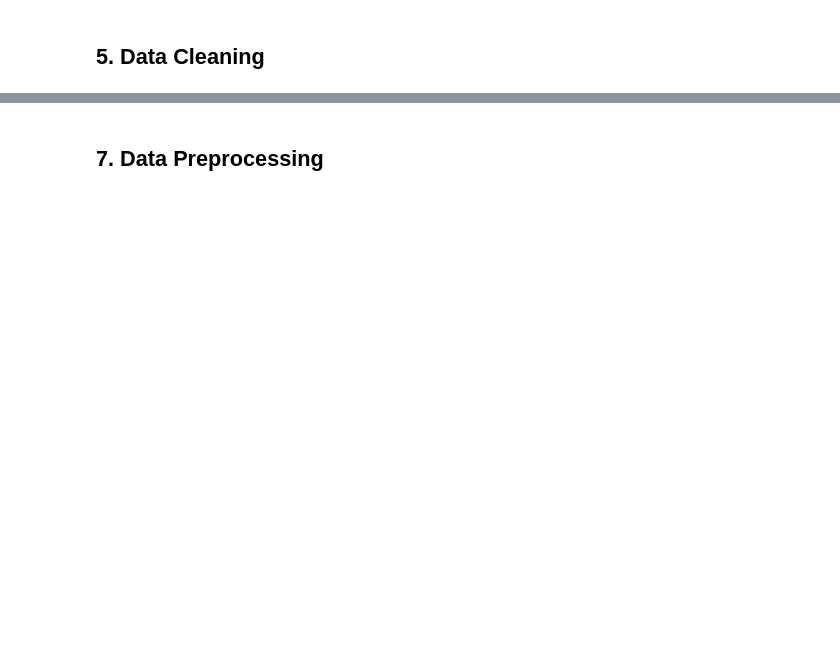
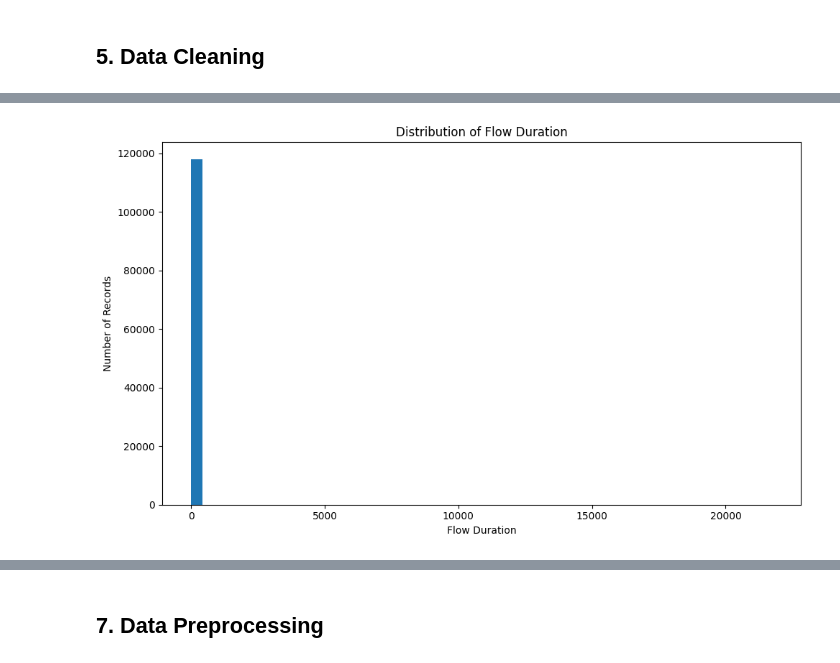
Before and after one commit to AzizaZaman101/RT-IoT2022_Multi-Class_IoT_Attack_Detection_ML, a Jupyter notebook: notebooks/RT_IoT2022_Multi_Class_IoT_Attack_Detection_ML.ipynb, the cells around one changed output, grey strips where cells are left out. Saved outputs shown, nothing was run; the diff lists cells and outputs as text; code cells hidden in the pictures; blank space fills up the shorter version.

```diff
--- a/notebooks/RT_IoT2022_Multi_Class_IoT_Attack_Detection_ML.ipynb
+++ b/notebooks/RT_IoT2022_Multi_Class_IoT_Attack_Detection_ML.ipynb
@@ -202,0 +378,4 @@ This dataset is strongly imbalanced, as there are no equal distribution noticeab
+# %%
+conflicting_features = feature_label_conflicts.index.to_frame(index=False)
+
+conflicting_features
@@ -204,0 +827,13 @@ This dataset is strongly imbalanced, as there are no equal distribution noticeab
+# %%
+plt.figure(figsize=(10, 6))
+
+plt.hist(df['flow_duration'], bins=50)
+
+plt.xlabel('Flow Duration')
+plt.ylabel('Number of Records')
+plt.title('Distribution of Flow Duration')
+
+plt.tight_layout()
+plt.show()
+# %% [output]
+[figure, added]
```
Also changed, not shown: parts of 98 cells of this notebook.
